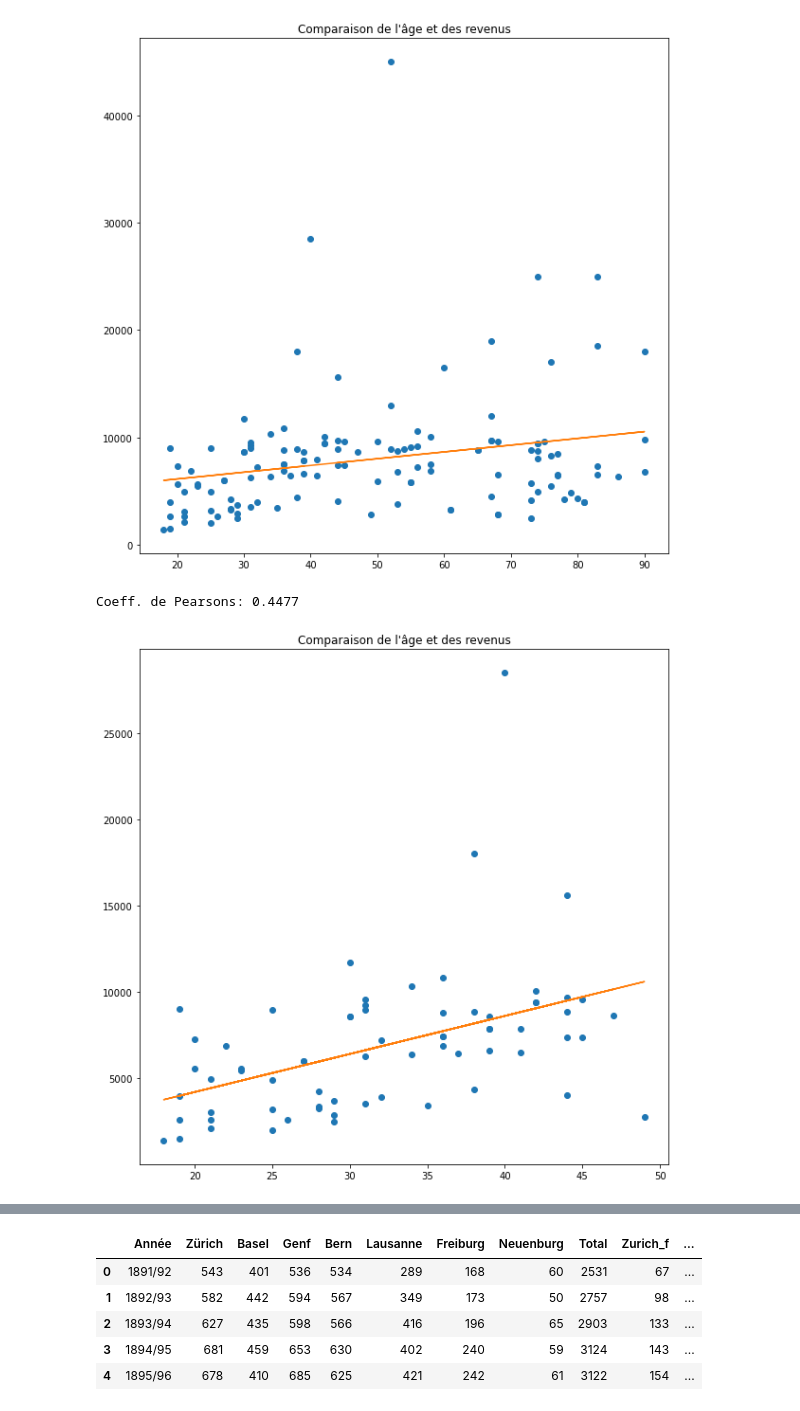
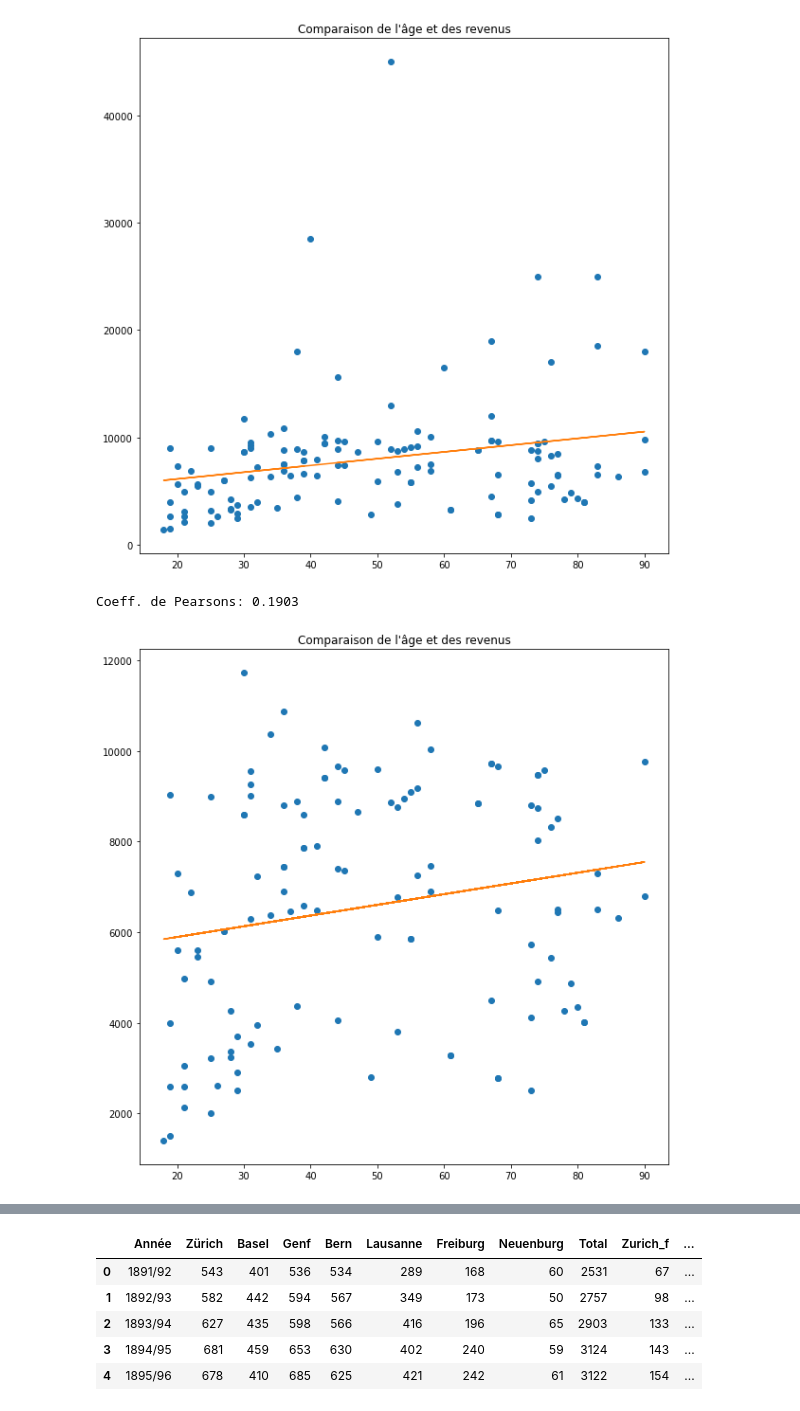
Before and after one commit to Sciences-historiques-numeriques/histoire_numerique_methodes, a Jupyter notebook: statistiques_descriptives/analyse_bivariee.ipynb, the cells around one changed output, grey strips where cells are left out. Cells and saved outputs as stored; diff of their text form; code cells hidden in the pictures.

```diff
--- a/statistiques_descriptives/analyse_bivariee.ipynb
+++ b/statistiques_descriptives/analyse_bivariee.ipynb
@@ -159,33 +171,38 @@ plt.draw()
 Coeff. de Pearsons: 0.2333
 [figure]
 # %%
-## Nuage de points avec droite de régression
+### Nuage de points avec droite de régression: explorer les filtrages
+# Filtrer sur les plus jeunes — filtrer sur les revenus plus homogènes
+# Comparer la droite de régression et le coefficient de Pearsons
 # https://www.kite.com/python/answers/how-to-plot-a-linear-regression-line-on-a-scatter-plot-in-python
 
 """
 x = np.array(obs[obs['revenu_mensuel'] < 12000]['age'])
 y = np.array(obs[obs['revenu_mensuel'] < 12000]['revenu_mensuel'])
 """
+x = np.array(obs[obs['revenu_mensuel'] < 12000]['age'])
+y = np.array(obs[obs['revenu_mensuel'] < 12000]['revenu_mensuel'])
 
 
+"""
 x = np.array(obs[obs['age'] < 50]['age'])
 y = np.array(obs[obs['age'] < 50]['revenu_mensuel'])
-
+"""
 
 
 plt.rcParams["figure.figsize"] = [10,10]
 
 plt.plot(x, y, 'o')
 plt.title("Comparaison de l'âge et des revenus")
 
 
 # m = slope, b=intercept
 m, b = np.polyfit(x, y, 1)
 
 plt.plot(x, m*x + b)
 
 print('Coeff. de Pearsons: {}'.format(np.corrcoef([x,y])[1][0].round(4)))
 plt.draw()
 # %% [output]
-Coeff. de Pearsons: 0.4477
+Coeff. de Pearsons: 0.1903
-[figure, old version]
+[figure, new version]
```
Also changed, not shown: parts of 45 cells of this notebook, 3 other files.
